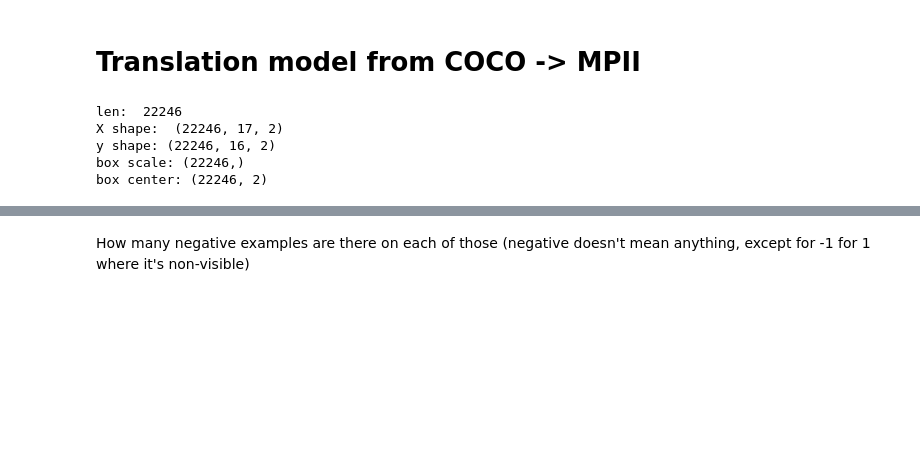
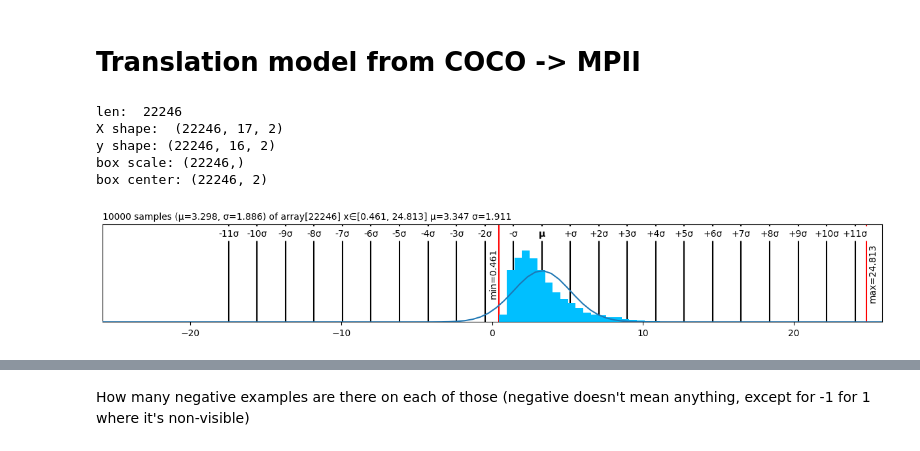
Before and after one commit to bilguudeiblgd/mapping-HPE-representations, a Jupyter notebook: translational_model.ipynb, the cells around one changed output, grey strips where cells are left out. Saved outputs shown, nothing was run; the diff lists cells and outputs as text; code cells hidden in the pictures; blank space fills up the shorter version.

```diff
--- a/translational_model.ipynb
+++ b/translational_model.ipynb
@@ -65,6 +65,10 @@ X shape:  (22246, 17, 2)
 y shape: (22246, 16, 2)
 box scale: (22246,)
 box center: (22246, 2)
+# %%
+lo(box_scale).plt
+# %% [output]
+[figure, added]
 # %%
 lo(X).plt
 # %% [output]
```
Also changed, not shown: parts of 13 cells of this notebook.
